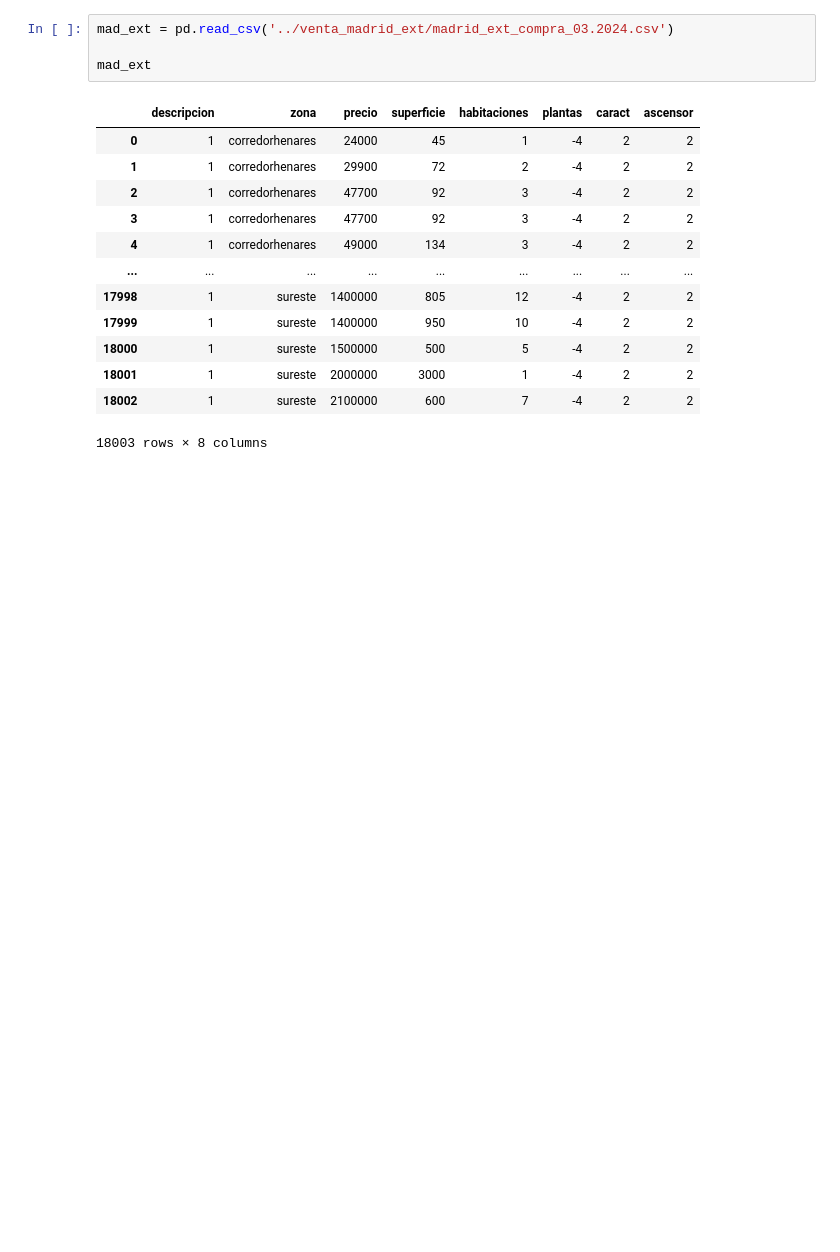
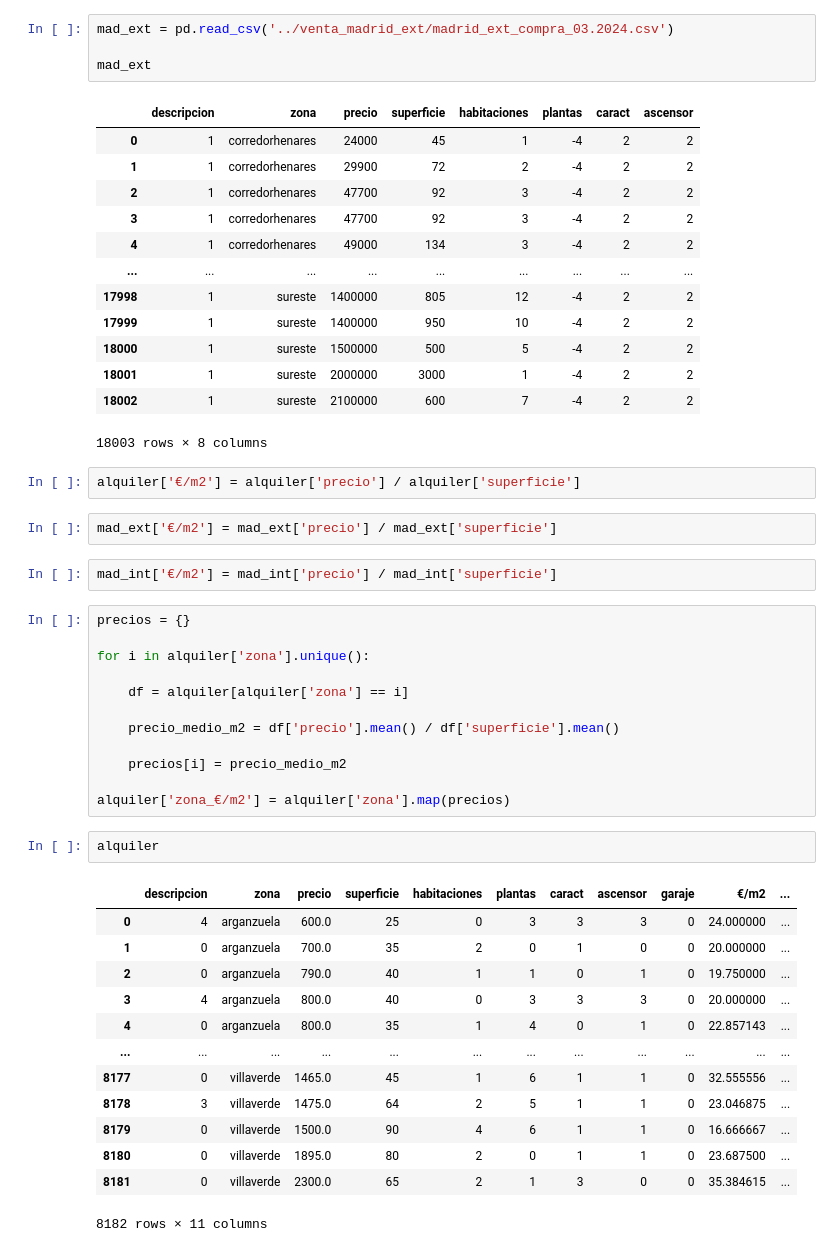
Before and after one commit to Gbau11/Analisis-de-la-vivienda-Idealista, a Jupyter notebook: jupyter/analisis_exploratorio/analisis_explo.ipynb, the cells around one changed output. Cells and saved outputs as stored; diff of their text form; blank space fills up the shorter version.

```diff
--- a/jupyter/analisis_exploratorio/analisis_explo.ipynb
+++ b/jupyter/analisis_exploratorio/analisis_explo.ipynb
@@ -57,3 +130,37 @@ mad_ext
 | 18001 | 1 | sureste | 2000000 | 3000 | 1 | -4 | 2 | 2 |
 | 18002 | 1 | sureste | 2100000 | 600 | 7 | -4 | 2 | 2 |
 18003 rows × 8 columns
+# %%
+alquiler['€/m2'] = alquiler['precio'] / alquiler['superficie']
+# %%
+mad_ext['€/m2'] = mad_ext['precio'] / mad_ext['superficie']
+# %%
+mad_int['€/m2'] = mad_int['precio'] / mad_int['superficie']
+# %%
+precios = {}
+
+for i in alquiler['zona'].unique():
+
+    df = alquiler[alquiler['zona'] == i]
+
+    precio_medio_m2 = df['precio'].mean() / df['superficie'].mean()
+
+    precios[i] = precio_medio_m2
+
+alquiler['zona_€/m2'] = alquiler['zona'].map(precios)
+# %%
+alquiler
+# %% [output]
+|  | descripcion | zona | precio | superficie | habitaciones | plantas | caract | ascensor | garaje | €/m2 | ... |
+| 0 | 4 | arganzuela | 600.0 | 25 | 0 | 3 | 3 | 3 | 0 | 24.000000 | ... |
+| 1 | 0 | arganzuela | 700.0 | 35 | 2 | 0 | 1 | 0 | 0 | 20.000000 | ... |
+| 2 | 0 | arganzuela | 790.0 | 40 | 1 | 1 | 0 | 1 | 0 | 19.750000 | ... |
+| 3 | 4 | arganzuela | 800.0 | 40 | 0 | 3 | 3 | 3 | 0 | 20.000000 | ... |
+| 4 | 0 | arganzuela | 800.0 | 35 | 1 | 4 | 0 | 1 | 0 | 22.857143 | ... |
+| ... | ... | ... | ... | ... | ... | ... | ... | ... | ... | ... | ... |
+| 8177 | 0 | villaverde | 1465.0 | 45 | 1 | 6 | 1 | 1 | 0 | 32.555556 | ... |
+| 8178 | 3 | villaverde | 1475.0 | 64 | 2 | 5 | 1 | 1 | 0 | 23.046875 | ... |
+| 8179 | 0 | villaverde | 1500.0 | 90 | 4 | 6 | 1 | 1 | 0 | 16.666667 | ... |
+| 8180 | 0 | villaverde | 1895.0 | 80 | 2 | 0 | 1 | 1 | 0 | 23.687500 | ... |
+| 8181 | 0 | villaverde | 2300.0 | 65 | 2 | 1 | 3 | 0 | 0 | 35.384615 | ... |
+8182 rows × 11 columns
```
Also changed, not shown: parts of 16 cells of this notebook.
